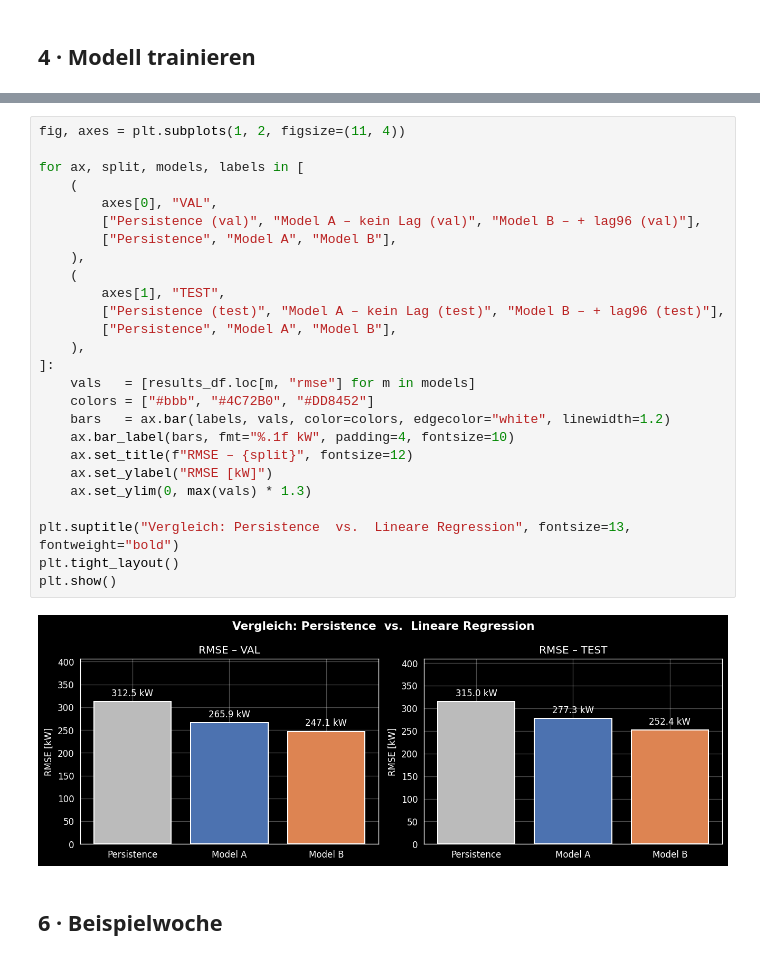
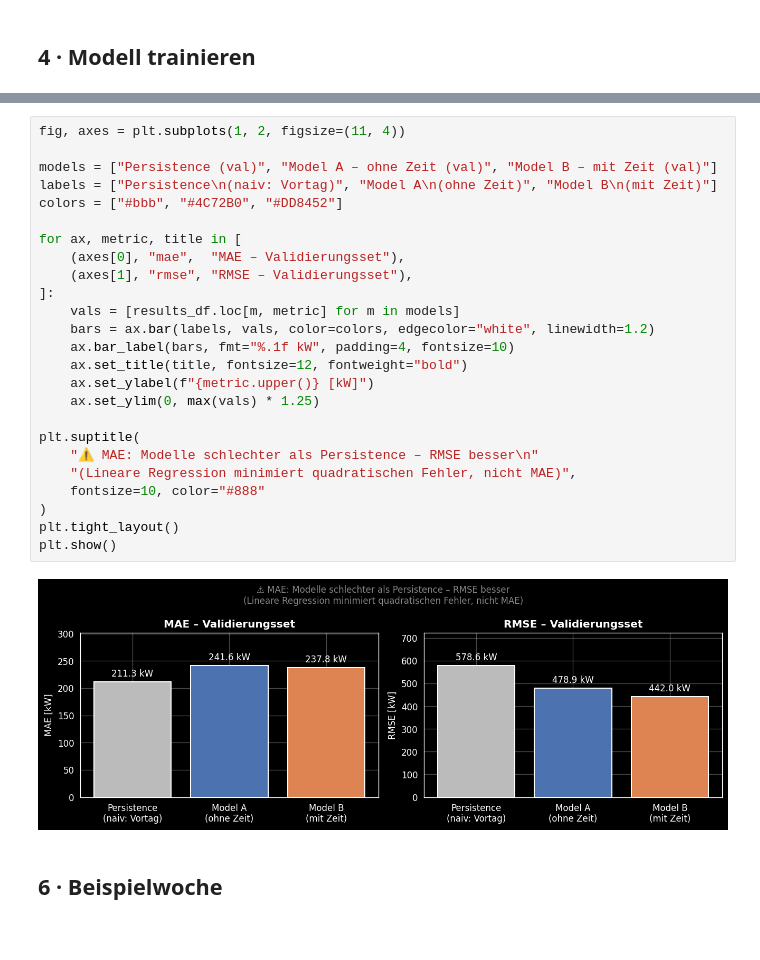
Before and after one commit to Anni075/KI-Project, a Jupyter notebook: notebooks/04_linear_regression.ipynb, the cells around one changed output, grey strips where cells are left out. Drawn from its saved outputs; the diff is of its cells as text.

```diff
--- a/notebooks/04_linear_regression.ipynb
+++ b/notebooks/04_linear_regression.ipynb
@@ -191,31 +200,30 @@ results_df[["rmse", "mae", "r2", "nrmse", "skill_mae"]].round(4)
 # %%
 fig, axes = plt.subplots(1, 2, figsize=(11, 4))
 
-for ax, split, models, labels in [
-    (
-        axes[0], "VAL",
-        ["Persistence (val)", "Model A – kein Lag (val)", "Model B – + lag96 (val)"],
-        ["Persistence", "Model A", "Model B"],
-    ),
-    (
-        axes[1], "TEST",
-        ["Persistence (test)", "Model A – kein Lag (test)", "Model B – + lag96 (test)"],
-        ["Persistence", "Model A", "Model B"],
-    ),
+models = ["Persistence (val)", "Model A – ohne Zeit (val)", "Model B – mit Zeit (val)"]
+labels = ["Persistence\n(naiv: Vortag)", "Model A\n(ohne Zeit)", "Model B\n(mit Zeit)"]
+colors = ["#bbb", "#4C72B0", "#DD8452"]
+
+for ax, metric, title in [
+    (axes[0], "mae",  "MAE – Validierungsset"),
+    (axes[1], "rmse", "RMSE – Validierungsset"),
 ]:
-    vals   = [results_df.loc[m, "rmse"] for m in models]
-    colors = ["#bbb", "#4C72B0", "#DD8452"]
-    bars   = ax.bar(labels, vals, color=colors, edgecolor="white", linewidth=1.2)
+    vals = [results_df.loc[m, metric] for m in models]
+    bars = ax.bar(labels, vals, color=colors, edgecolor="white", linewidth=1.2)
     ax.bar_label(bars, fmt="%.1f kW", padding=4, fontsize=10)
-    ax.set_title(f"RMSE – {split}", fontsize=12)
-    ax.set_ylabel("RMSE [kW]")
-    ax.set_ylim(0, max(vals) * 1.3)
+    ax.set_title(title, fontsize=12, fontweight="bold")
+    ax.set_ylabel(f"{metric.upper()} [kW]")
+    ax.set_ylim(0, max(vals) * 1.25)
 
-plt.suptitle("Vergleich: Persistence  vs.  Lineare Regression", fontsize=13, fontweight="bold")
+plt.suptitle(
+    "⚠ MAE: Modelle schlechter als Persistence – RMSE besser\n"
+    "(Lineare Regression minimiert quadratischen Fehler, nicht MAE)",
+    fontsize=10, color="#888"
+)
 plt.tight_layout()
 plt.show()
 # %% [output]
-[figure, old version]
+[figure, new version]
 # %% [markdown]
 ## 6 · Beispielwoche
 # %%
```
Also changed, not shown: parts of 18 cells of this notebook, 5 other files.
